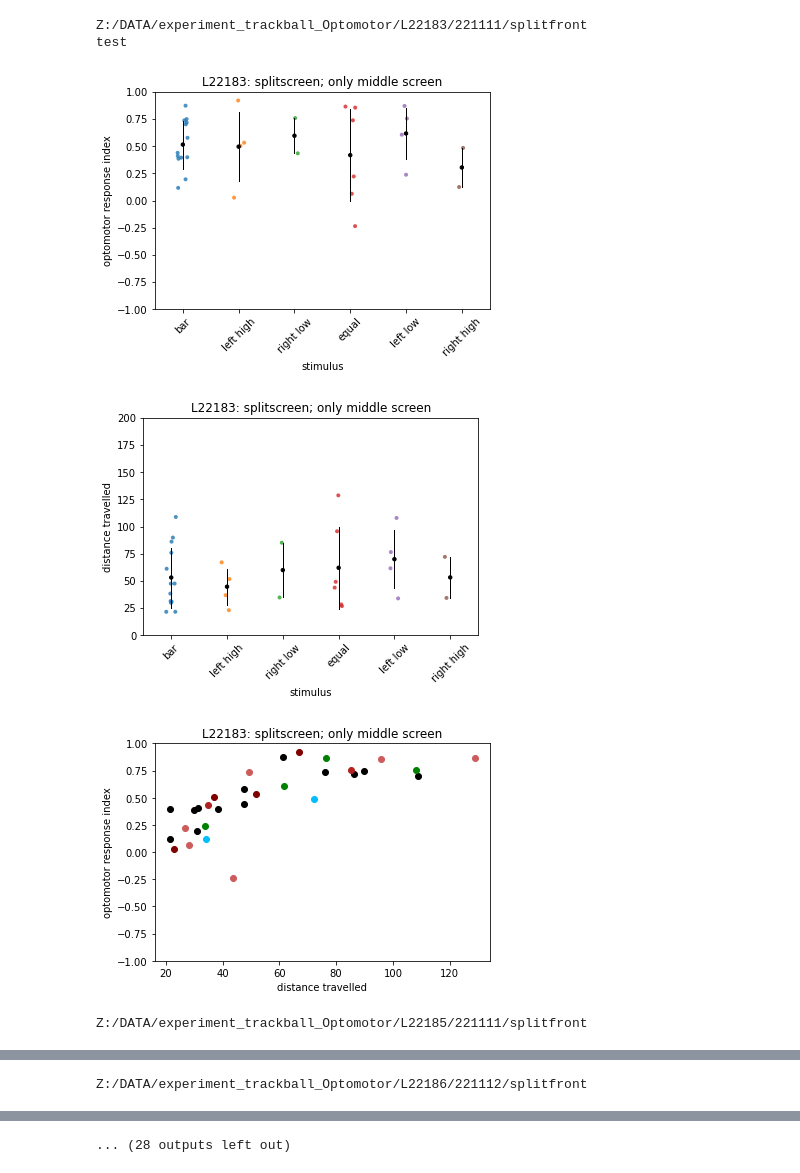
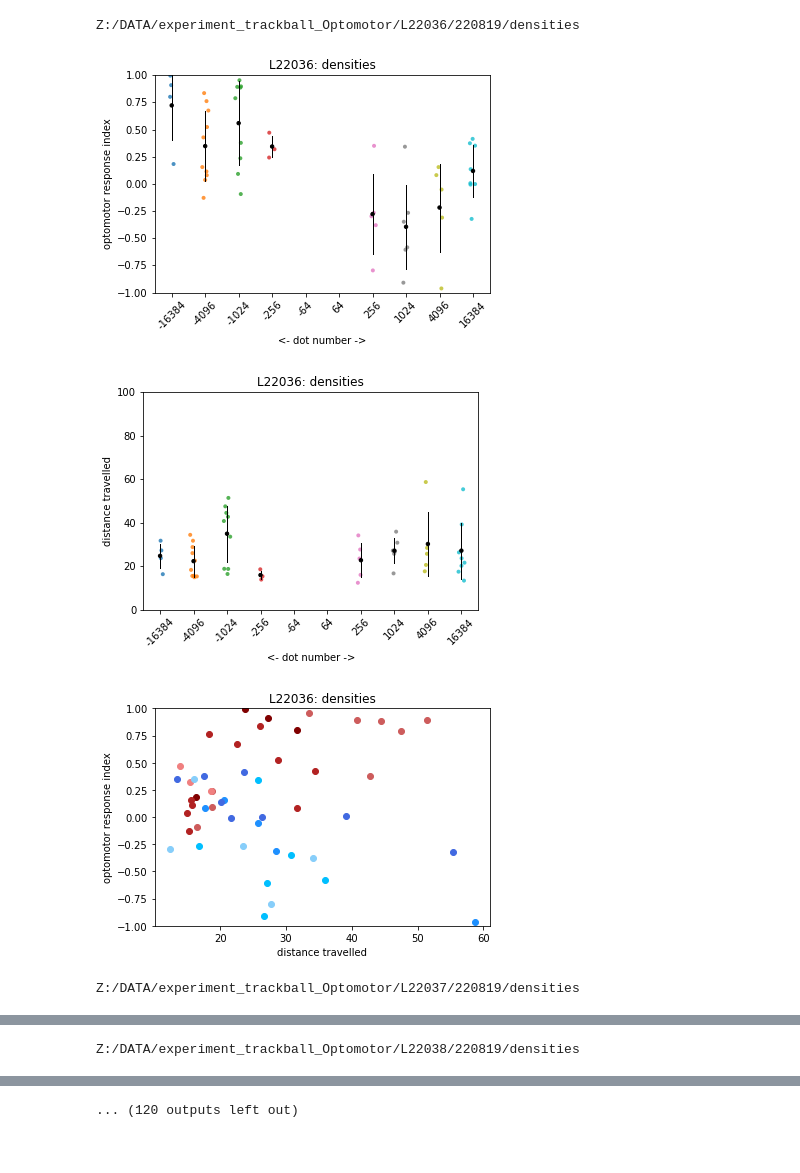
Before and after one commit to chiyu1203/bonfic, a Jupyter notebook: track_ball_notebook_laura_all.ipynb, the cells around one changed output, grey strips where cells are left out. Saved outputs shown, nothing was run; the diff lists cells and outputs as text; code cells hidden in the pictures.

```diff
--- a/track_ball_notebook_laura_all.ipynb
+++ b/track_ball_notebook_laura_all.ipynb
@@ -0,0 +27,7 @@
+# %%
+grating_days=listdaystim.loc[listdaystim.stimulus=='gratings', 'day'].unique()
+dots_days=listdaystim.loc[listdaystim.stimulus=='dots', 'day'].unique()
+density_days = listdaystim.loc[listdaystim.stimulus=='densities', 'day'].unique()
+splitscreen_day =listdaystim.loc[listdaystim.stimulus=='splitscreen', 'day'].unique()
+splitforward_days =listdaystim.loc[listdaystim.stimulus=='splitforward', 'day'].unique()
+splitfront_days = listdaystim.loc[listdaystim.stimulus=='splitfront', 'day'].unique()
@@ -5,8 +43,8 @@ import os
 data_list=[]
 input_path = 'Z:/DATA/experiment_trackball_Optomotor'
 dataset=os.listdir(input_path)
-exp_date= ['221103', '221107','221108', '221109', '221111','221110', '221112', '221114','221115','221116', '221117', '221118', '221119']
-exp_name='splitlongfront'
+exp_date=density_days
+exp_name='densities'
 for locust in dataset:
     locust_directory=input_path + '/' + locust
     file_list = os.listdir(locust_directory)
@@ -296,9 +344,9 @@ from scipy.signal import savgol_filter
 import matplotlib.pyplot as plt
 import seaborn as sns
 
-savefigure = True
+savefigure = False
 gettraj = False
-getalldat = True
+getalldat = False
 
 database_pattern='*.pickle'
 frame_rate=144
@@ -590,8 +638,14 @@ for thisDir in data_list:
 
     elif exp_name == 'splitscreen':
         plt.title(animal_name + ': splitscreen')
+
+    elif exp_name== 'splitlongfront':
+        plt.title(animal_name + ': splitscreen')
+
     plt.ylim([-1, 1])
-    plt.ylim([-1, 1])
+
+
+
 
     if savefigure==True:
         figure_name= 'opto.svg'
@@ -644,6 +698,9 @@ for thisDir in data_list:
     elif exp_name == 'splitfront':
         plt.ylim([0, 200])
         plt.title(animal_name + ': splitscreen; only middle screen')
+    elif exp_name == 'splitlongfront':
+        plt.title(animal_name + ': splitscreen')
+        plt.ylim([0, 200])
     elif exp_name == 'splitscreen':
         plt.ylim([0, 100])
         plt.title(animal_name + ': splitscreen')
@@ -713,36 +770,35 @@ for thisDir in data_list:
         plt.ylabel('optomotor response index')
         if exp_name=='splitforward':
             plt.title(animal_name + ': splitscreen with dots moving forward')
         else:
             plt.title(animal_name + ': splitscreen')
         if savefigure==True:
             figure_name= 'distopto.svg'
             directoryfig=os.path.join(thisDir,figure_name)
             plt.savefig(directoryfig, bbox_inches='tight')
         plt.show()
     if exp_name=='splitfront' or exp_name=='splitlongfront':
         stimuli= sorter
         c=0
         colors = ['black','maroon', 'firebrick', 'indianred', 'green', 'deepskyblue', 'dodgerblue', 'royalblue']
         for i in stimuli:
             plt.scatter(plot_dat.loc[plot_dat.stimulus== i, 'distance travelled'], plot_dat.loc[plot_dat.stimulus== i, 'optomotor response index'], c=colors[c])
             c=c+1
         plt.ylim([-1, 1])
         plt.xlabel('distance travelled')
         plt.ylabel('optomotor response index')
         if exp_name== 'splitfront':
             plt.title(animal_name + ': splitscreen; only middle screen')
         elif exp_name=='splitlongfront':
             plt.title(animal_name + ': splitscreen')
         if savefigure==True:
             figure_name= 'distopto.svg'
             directoryfig=os.path.join(thisDir,figure_name)
             plt.savefig(directoryfig, bbox_inches='tight')
         plt.show()
 # %% [output]
-Z:/DATA/experiment_trackball_Optomotor/L22183/221111/splitfront
-test
+Z:/DATA/experiment_trackball_Optomotor/L22036/220819/densities
-[figure, old version]
+[figure, new version]
-[figure, old version]
+[figure, new version]
-[figure, old version]
+[figure, new version]
-Z:/DATA/experiment_trackball_Optomotor/L22185/221111/splitfront
+Z:/DATA/experiment_trackball_Optomotor/L22037/220819/densities
@@ -752 +808 @@ Z:/DATA/experiment_trackball_Optomotor/L22185/221111/splitfront
-Z:/DATA/experiment_trackball_Optomotor/L22186/221112/splitfront
+Z:/DATA/experiment_trackball_Optomotor/L22038/220819/densities
@@ -756,2 +812,2 @@ Z:/DATA/experiment_trackball_Optomotor/L22186/221112/splitfront
-... (28 outputs left out)
+... (120 outputs left out)
 # %%
```
Also changed, not shown: parts of 30 cells of this notebook.
